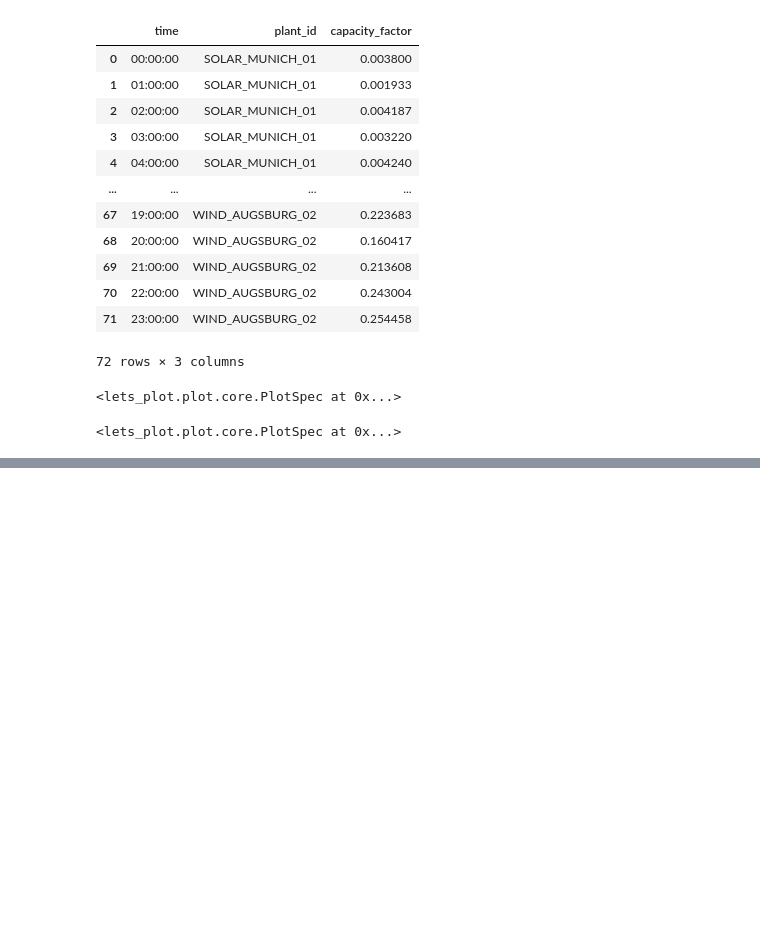
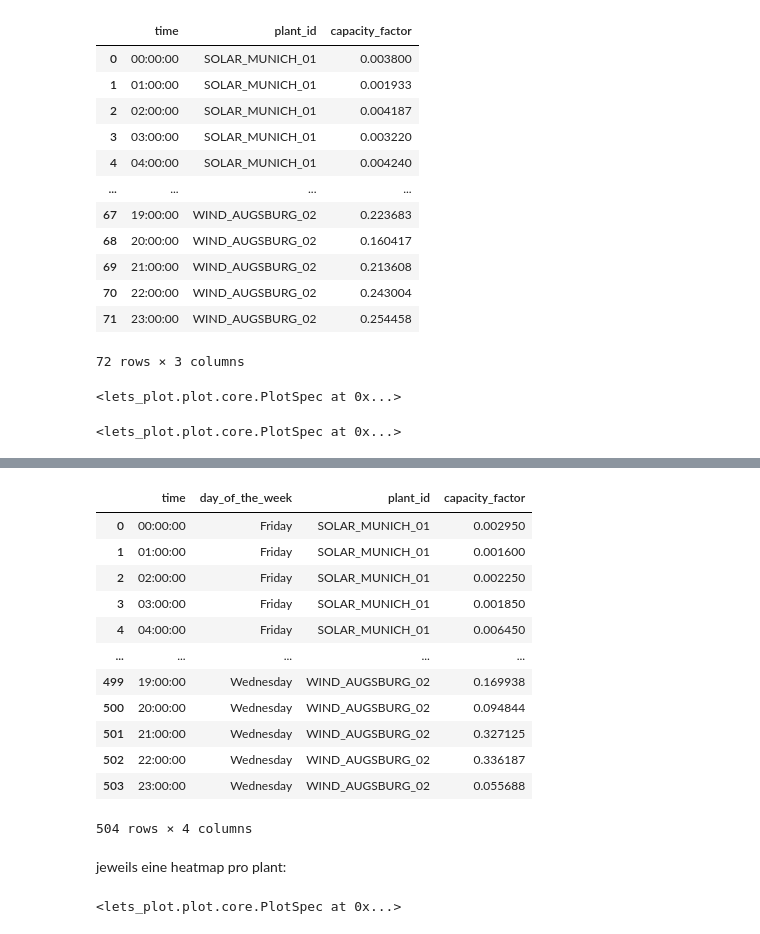
Before and after one commit to TimonLudwig1/Advanced-Data-Science-Portfolio, a Jupyter notebook: Bavarian Energy Grid Analytics/bavarian_energy_grid.ipynb, the cells around one changed output, grey strips where cells are left out. Saved outputs shown, nothing was run; the diff lists cells and outputs as text; code cells hidden in the pictures; blank space fills up the shorter version.

```diff
--- a/Bavarian Energy Grid Analytics/bavarian_energy_grid.ipynb
+++ b/Bavarian Energy Grid Analytics/bavarian_energy_grid.ipynb
@@ -229,0 +252,31 @@ plot_hour
+# %%
+cf_day_hour_long = cf_day_hour.reset_index().melt(
+    id_vars=["time", "day_of_the_week"],
+    value_name="capacity_factor"
+)
+cf_day_hour_long
+# %% [output]
+|  | time | day_of_the_week | plant_id | capacity_factor |
+| 0 | 00:00:00 | Friday | SOLAR_MUNICH_01 | 0.002950 |
+| 1 | 01:00:00 | Friday | SOLAR_MUNICH_01 | 0.001600 |
+| 2 | 02:00:00 | Friday | SOLAR_MUNICH_01 | 0.002250 |
+| 3 | 03:00:00 | Friday | SOLAR_MUNICH_01 | 0.001850 |
+| 4 | 04:00:00 | Friday | SOLAR_MUNICH_01 | 0.006450 |
+| ... | ... | ... | ... | ... |
+| 499 | 19:00:00 | Wednesday | WIND_AUGSBURG_02 | 0.169938 |
+| 500 | 20:00:00 | Wednesday | WIND_AUGSBURG_02 | 0.094844 |
+| 501 | 21:00:00 | Wednesday | WIND_AUGSBURG_02 | 0.327125 |
+| 502 | 22:00:00 | Wednesday | WIND_AUGSBURG_02 | 0.336187 |
+| 503 | 23:00:00 | Wednesday | WIND_AUGSBURG_02 | 0.055688 |
+504 rows × 4 columns
+# %% [markdown]
+jeweils eine heatmap pro plant:
+# %%
+#mit facet wrap
+plot_heat = (
+    ggplot(cf_day_hour_long, aes(x="day_of_the_week", y="time")) +
+    geom_tile(aes(fill="capacity_factor"))
+)
+plot_heat
+# %% [output]
+<lets_plot.plot.core.PlotSpec at 0x...>
```
Also changed, not shown: parts of 3 cells of this notebook.
